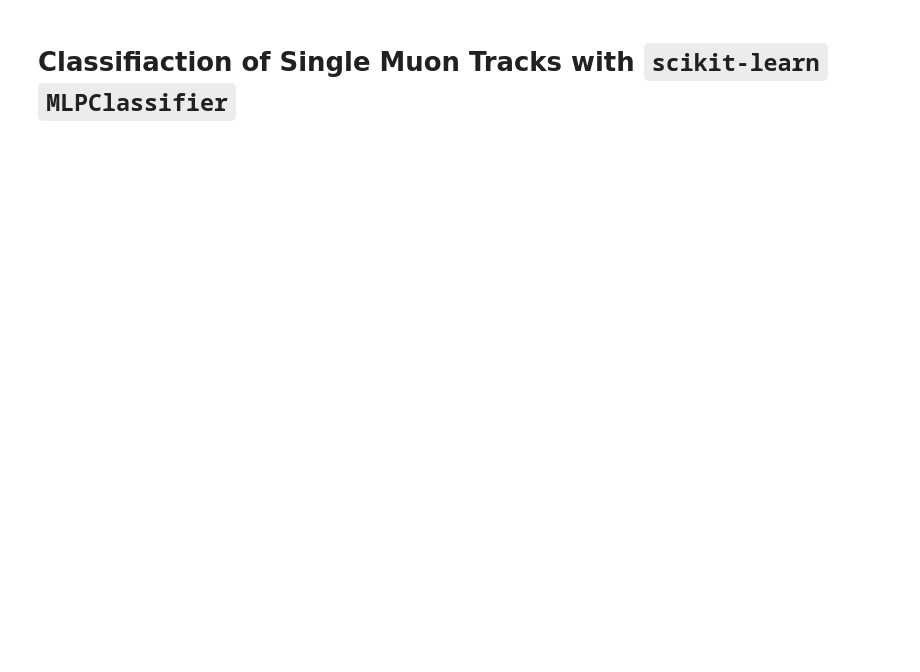
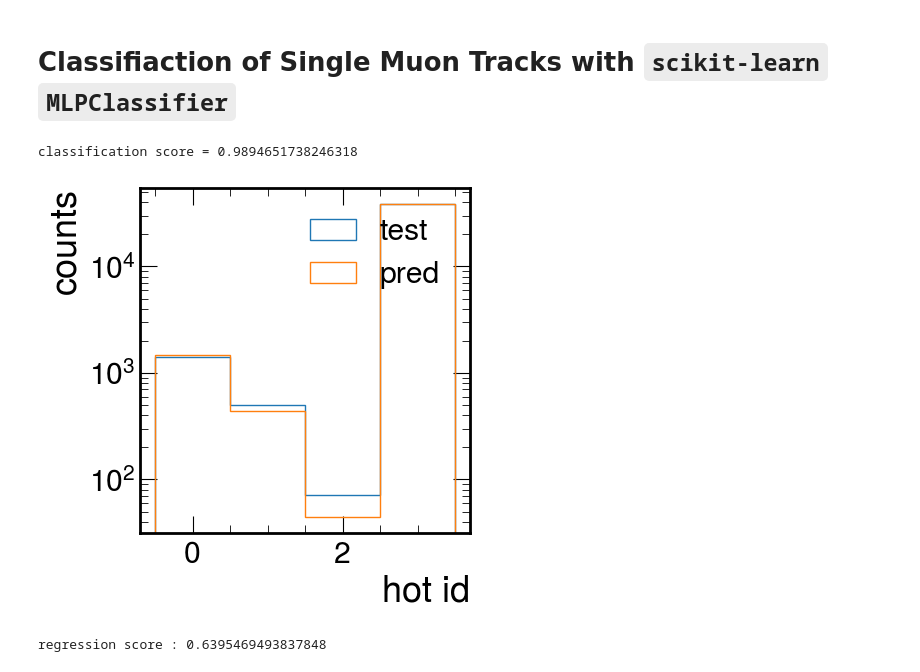
Before and after one commit to dinupa1/vertexML, a Jupyter notebook: sklearn-playground.ipynb, the cells around one changed output. Saved outputs shown, nothing was run; the diff lists cells and outputs as text; code cells hidden in the pictures; blank space fills up the shorter version.

```diff
--- a/sklearn-playground.ipynb
+++ b/sklearn-playground.ipynb
@@ -51,23 +51,32 @@ Classification using sklearn MLPClassifier
 info https://scikit-learn.org/stable/modules/generated/sklearn.neural_network.MLPClassifier.html
 """
 
-clf = MLPClassifier(max_iter=300, hidden_layer_sizes=(32, 32, 32), batch_size=64)
+clf = MLPClassifier(max_iter=300, hidden_layer_sizes=(64, 64, 64), batch_size=64)
 clf.fit(X_train, y_train[:, 6:])
 score = clf.score(X_test, y_test[:, 6:])
 print("classification score = {}".format(score))
+# %% [output]
+classification score = 0.9894651738246318
 # %%
 y_pred_hotid = clf.predict(X_test)
 y_pred_deco = np.argmax(y_pred_hotid, axis=1)
 y_test_deco = np.argmax(y_test[:, 6:], axis=1)
+
+# print("size y_test = {}".format(y_test_deco.shape))
+# print("size y_pred = {}".format(y_pred_deco.shape))
 
 plt.figure(figsize=(5, 5))
 plt.hist(y_test_deco, histtype='step', bins=4, range=(-0.5, 3.5), label='test')
 plt.hist(y_pred_deco, histtype='step', bins=4, range=(-0.5, 3.5), label='pred')
 plt.xlabel('hot id')
 plt.ylabel('counts')
 plt.legend()
 plt.yscale('log')
+plt.tight_layout()
+plt.savefig('imgs/cls-hot-id.png')
 plt.show()
+# %% [output]
+[figure, added]
 # %%
 y_train_hotid = clf.predict(X_train)
 X_train_hotid = np.concatenate((X_train, y_train_hotid), axis=1)
@@ -75,7 +84,7 @@ X_train_hotid = np.concatenate((X_train, y_train_hotid), axis=1)
 # %%
 from sklearn.neural_network import MLPRegressor
 
-reg = MLPRegressor(max_iter=300, hidden_layer_sizes=(32, 32, 32), batch_size=64)
+reg = MLPRegressor(max_iter=500, hidden_layer_sizes=(100, 100, 100), batch_size=64)
 reg.fit(X_train_hotid, y_train[:, :6])
 
 X_test_hotid = np.concatenate((X_test, y_pred_hotid), axis=1)
@@ -85,6 +94,8 @@ y_pos_pred = reg.predict(X_test_hotid)
 score = reg.score(X_test_hotid, y_test[:, :6])
 
 print("regression score : {}".format(score))
+# %% [output]
+regression score : 0.6395469493837848
 # %%
 plt.figure(figsize=(5, 5))
 plt.hist(y_test[:, 0], histtype='step', label='test', bins=20, range=[-5., 5.])
```
Also changed, not shown: parts of 6 cells of this notebook.
